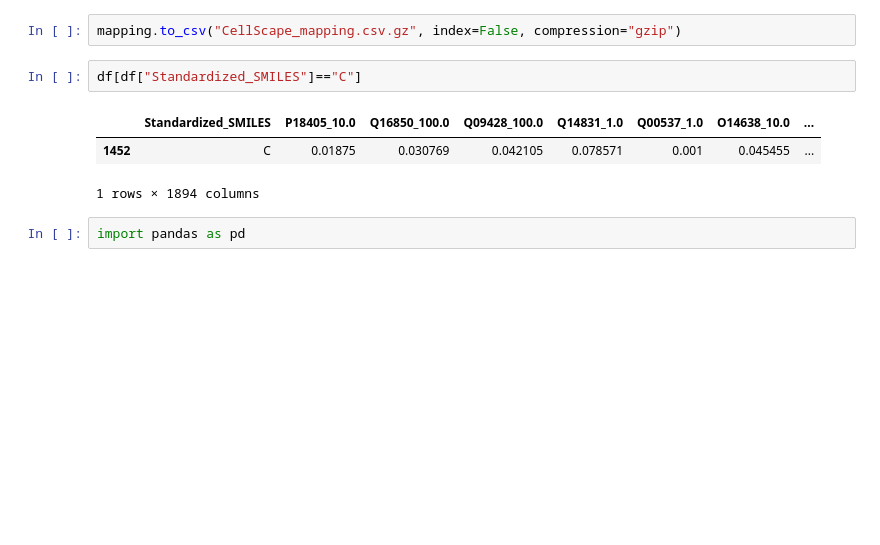
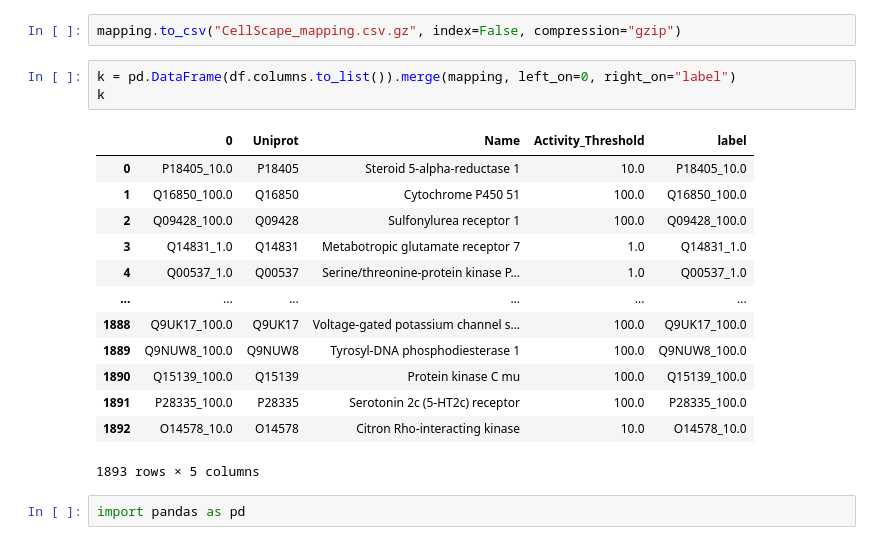
Before and after one commit to srijitseal/DICTrank, a Jupyter notebook: data/CellScape/Explore_Dataset.ipynb, the cells around one changed output. Cells and saved outputs as stored; diff of their text form; blank space fills up the shorter version.

```diff
--- a/data/CellScape/Explore_Dataset.ipynb
+++ b/data/CellScape/Explore_Dataset.ipynb
@@ -159,10 +185,21 @@ mapping
 # %%
 mapping.to_csv("CellScape_mapping.csv.gz", index=False, compression="gzip")
 # %%
-df[df["Standardized_SMILES"]=="C"]
+k = pd.DataFrame(df.columns.to_list()).merge(mapping, left_on=0, right_on="label")
+k
 # %% [output]
-|  | Standardized_SMILES | P18405_10.0 | Q16850_100.0 | Q09428_100.0 | Q14831_1.0 | Q00537_1.0 | O14638_10.0 | ... |
-| 1452 | C | 0.01875 | 0.030769 | 0.042105 | 0.078571 | 0.001 | 0.045455 | ... |
+|  | 0 | Uniprot | Name | Activity_Threshold | label |
+| 0 | P18405_10.0 | P18405 | Steroid 5-alpha-reductase 1 | 10.0 | P18405_10.0 |
+| 1 | Q16850_100.0 | Q16850 | Cytochrome P450 51 | 100.0 | Q16850_100.0 |
+| 2 | Q09428_100.0 | Q09428 | Sulfonylurea receptor 1 | 100.0 | Q09428_100.0 |
+| 3 | Q14831_1.0 | Q14831 | Metabotropic glutamate receptor 7 | 1.0 | Q14831_1.0 |
+| 4 | Q00537_1.0 | Q00537 | Serine/threonine-protein kinase P... | 1.0 | Q00537_1.0 |
+| ... | ... | ... | ... | ... | ... |
+| 1888 | Q9UK17_100.0 | Q9UK17 | Voltage-gated potassium channel s... | 100.0 | Q9UK17_100.0 |
+| 1889 | Q9NUW8_100.0 | Q9NUW8 | Tyrosyl-DNA phosphodiesterase 1 | 100.0 | Q9NUW8_100.0 |
+| 1890 | Q15139_100.0 | Q15139 | Protein kinase C mu | 100.0 | Q15139_100.0 |
+| 1891 | P28335_100.0 | P28335 | Serotonin 2c (5-HT2c) receptor | 100.0 | P28335_100.0 |
+| 1892 | O14578_10.0 | O14578 | Citron Rho-interacting kinase | 10.0 | O14578_10.0 |
-1 rows × 1894 columns
+1893 rows × 5 columns
 # %%
 import pandas as pd
```
Also changed, not shown: parts of 5 cells of this notebook, 37 other files.
